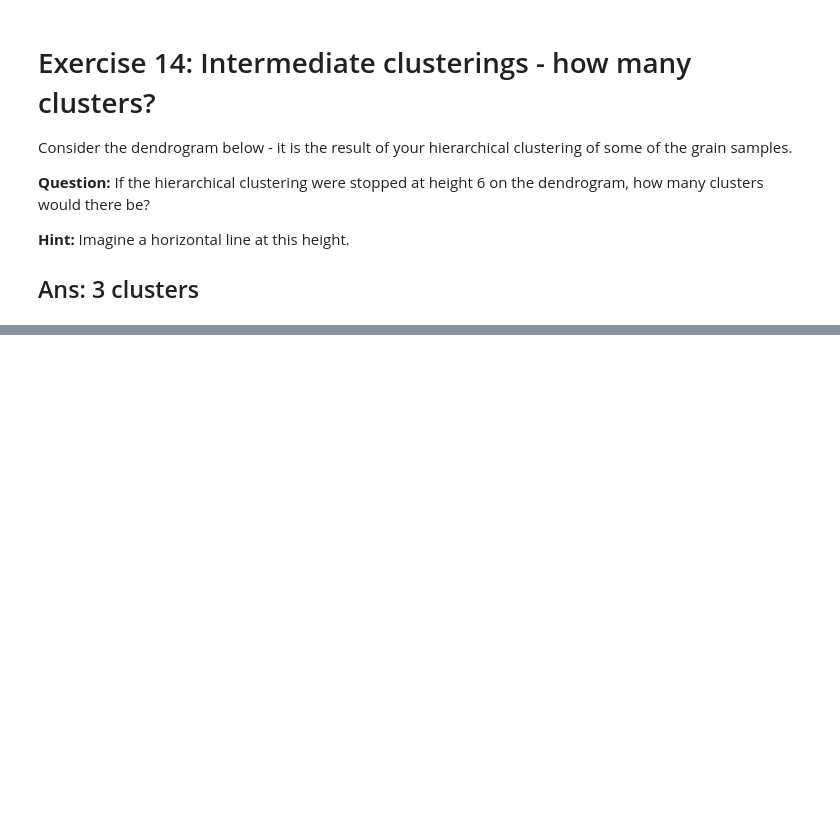
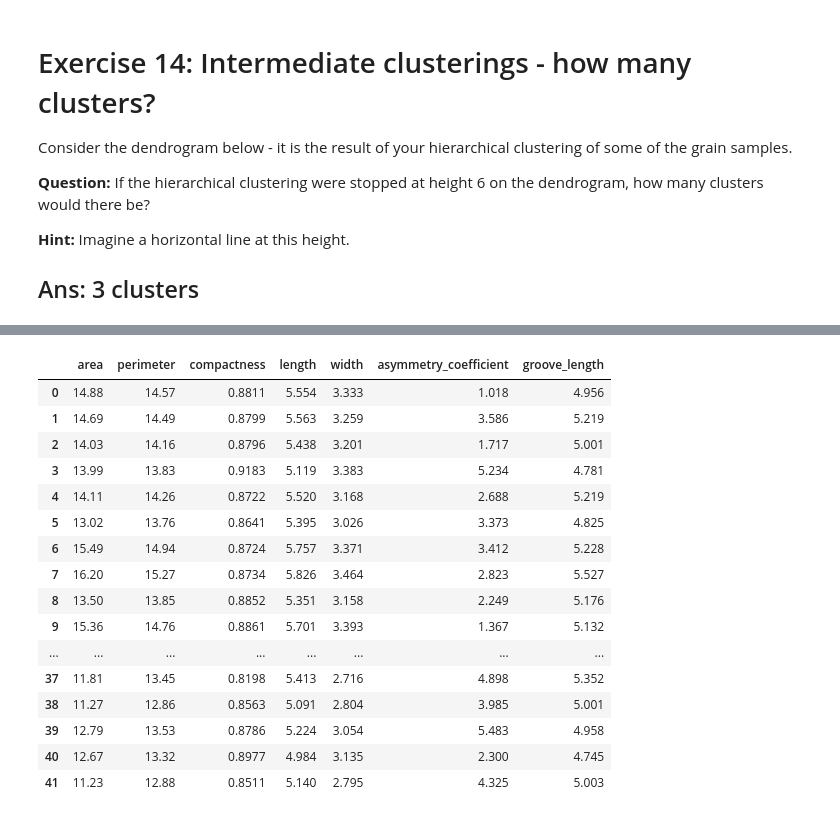
Before and after one commit to iaanimashaun/Strive, a Jupyter notebook: Exercises/Module_3/Week_1/D4_Clustering/01. Hierarchical Clustering/exercises/exercise_14_intermediate_clusterings.ipynb, the cells around one changed output, grey strips where cells are left out. Drawn from its saved outputs; the diff is of its cells as text; code cells hidden in the pictures; blank space fills up the shorter version.

```diff
--- a/Exercises/Module_3/Week_1/D4_Clustering/01. Hierarchical Clustering/exercises/exercise_14_intermediate_clusterings.ipynb
+++ b/Exercises/Module_3/Week_1/D4_Clustering/01. Hierarchical Clustering/exercises/exercise_14_intermediate_clusterings.ipynb
@@ -35,0 +36,20 @@ plt.show()
+# %%
+seeds_df
+# %% [output]
+|  | area | perimeter | compactness | length | width | asymmetry_coefficient | groove_length |
+| 0 | 14.88 | 14.57 | 0.8811 | 5.554 | 3.333 | 1.018 | 4.956 |
+| 1 | 14.69 | 14.49 | 0.8799 | 5.563 | 3.259 | 3.586 | 5.219 |
+| 2 | 14.03 | 14.16 | 0.8796 | 5.438 | 3.201 | 1.717 | 5.001 |
+| 3 | 13.99 | 13.83 | 0.9183 | 5.119 | 3.383 | 5.234 | 4.781 |
+| 4 | 14.11 | 14.26 | 0.8722 | 5.520 | 3.168 | 2.688 | 5.219 |
+| 5 | 13.02 | 13.76 | 0.8641 | 5.395 | 3.026 | 3.373 | 4.825 |
+| 6 | 15.49 | 14.94 | 0.8724 | 5.757 | 3.371 | 3.412 | 5.228 |
+| 7 | 16.20 | 15.27 | 0.8734 | 5.826 | 3.464 | 2.823 | 5.527 |
+| 8 | 13.50 | 13.85 | 0.8852 | 5.351 | 3.158 | 2.249 | 5.176 |
+| 9 | 15.36 | 14.76 | 0.8861 | 5.701 | 3.393 | 1.367 | 5.132 |
+| ... | ... | ... | ... | ... | ... | ... | ... |
+| 37 | 11.81 | 13.45 | 0.8198 | 5.413 | 2.716 | 4.898 | 5.352 |
+| 38 | 11.27 | 12.86 | 0.8563 | 5.091 | 2.804 | 3.985 | 5.001 |
+| 39 | 12.79 | 13.53 | 0.8786 | 5.224 | 3.054 | 5.483 | 4.958 |
+| 40 | 12.67 | 13.32 | 0.8977 | 4.984 | 3.135 | 2.300 | 4.745 |
+| 41 | 11.23 | 12.88 | 0.8511 | 5.140 | 2.795 | 4.325 | 5.003 |
```
Also changed, not shown: parts of 1 cell of this notebook, 8 other files.
